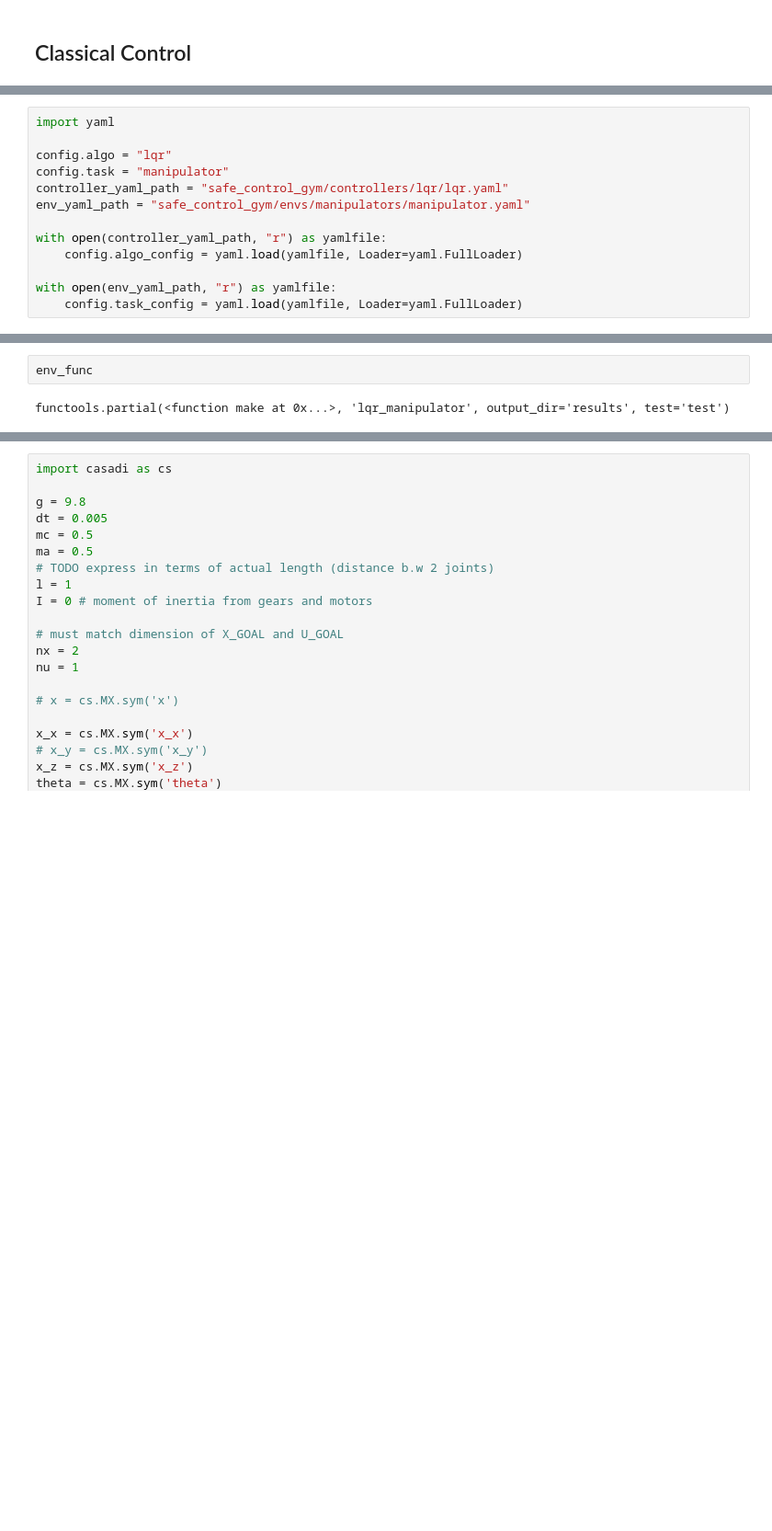
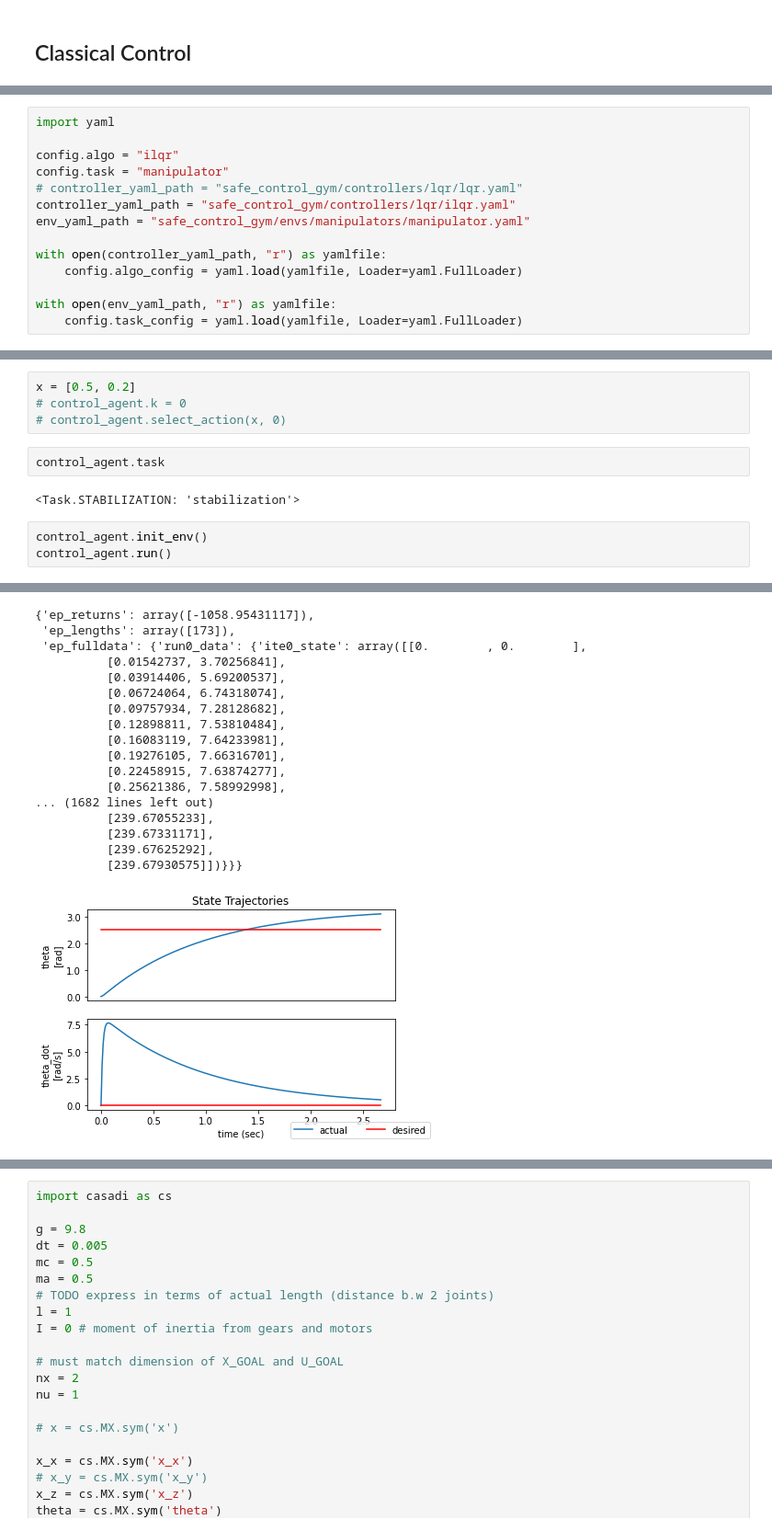
Before and after one commit to nicholasprayogo/safe-control-gym, a Jupyter notebook: examples/manipulator_playground.ipynb, the cells around one changed output, grey strips where cells are left out. Shown at 92% size. Cells and saved outputs as stored; diff of their text form; blank space fills up the shorter version.

```diff
--- a/examples/manipulator_playground.ipynb
+++ b/examples/manipulator_playground.ipynb
@@ -298,4 +260,18 @@ config = fac.merge()
 # env_func = partial(make, config.task, output_dir=config.output_dir, **config.task_config)
 # %% [output]
 pybullet build time: Mar 29 2022 22:56:14
+# %%
+import yaml
+
+config.algo = "ilqr"
+config.task = "manipulator"
+# controller_yaml_path = "safe_control_gym/controllers/lqr/lqr.yaml"
+controller_yaml_path = "safe_control_gym/controllers/lqr/ilqr.yaml"
+env_yaml_path = "safe_control_gym/envs/manipulators/manipulator.yaml"
+
+with open(controller_yaml_path, "r") as yamlfile:
+    config.algo_config = yaml.load(yamlfile, Loader=yaml.FullLoader)
+
+with open(env_yaml_path, "r") as yamlfile:
+    config.task_config = yaml.load(yamlfile, Loader=yaml.FullLoader)
 # %%
@@ -305,13 +296,0 @@ Munch({'tag': 'temp', 'seed': None, 'device': 'cpu', 'output_dir': 'results', 'r
-# %%
-import yaml
-
-config.algo = "lqr"
-config.task = "manipulator"
-controller_yaml_path = "safe_control_gym/controllers/lqr/lqr.yaml"
-env_yaml_path = "safe_control_gym/envs/manipulators/manipulator.yaml"
-
-with open(controller_yaml_path, "r") as yamlfile:
-    config.algo_config = yaml.load(yamlfile, Loader=yaml.FullLoader)
-
-with open(env_yaml_path, "r") as yamlfile:
-    config.task_config = yaml.load(yamlfile, Loader=yaml.FullLoader)
@@ -343,4 +328,12 @@ Argument 0(x) is not symbolic.
-# %%
-env_func
-# %% [output]
-functools.partial(<function make at 0x...>, 'lqr_manipulator', output_dir='results', test='test')
+# %%
+x = [0.5, 0.2]
+# control_agent.k = 0
+# control_agent.select_action(x, 0)
+# %%
+control_agent.task
+# %% [output]
+<Task.STABILIZATION: 'stabilization'>
+# %%
+control_agent.init_env()
+control_agent.run()
+# %% [output]
@@ -346,0 +357,18 @@ functools.partial(<function make at 0x...>, 'lqr_manipulator', output_dir='resul
+{'ep_returns': array([-1058.95431117]),
+ 'ep_lengths': array([173]),
+ 'ep_fulldata': {'run0_data': {'ite0_state': array([[0.        , 0.        ],
+          [0.01542737, 3.70256841],
+          [0.03914406, 5.69200537],
+          [0.06724064, 6.74318074],
+          [0.09757934, 7.28128682],
+          [0.12898811, 7.53810484],
+          [0.16083119, 7.64233981],
+          [0.19276105, 7.66316701],
+          [0.22458915, 7.63874277],
+          [0.25621386, 7.58992998],
+... (1682 lines left out)
+          [239.67055233],
+          [239.67331171],
+          [239.67625292],
+          [239.67930575]])}}}
+[figure, added]
```
Also changed, not shown: parts of 21 cells of this notebook, 4 other files.
